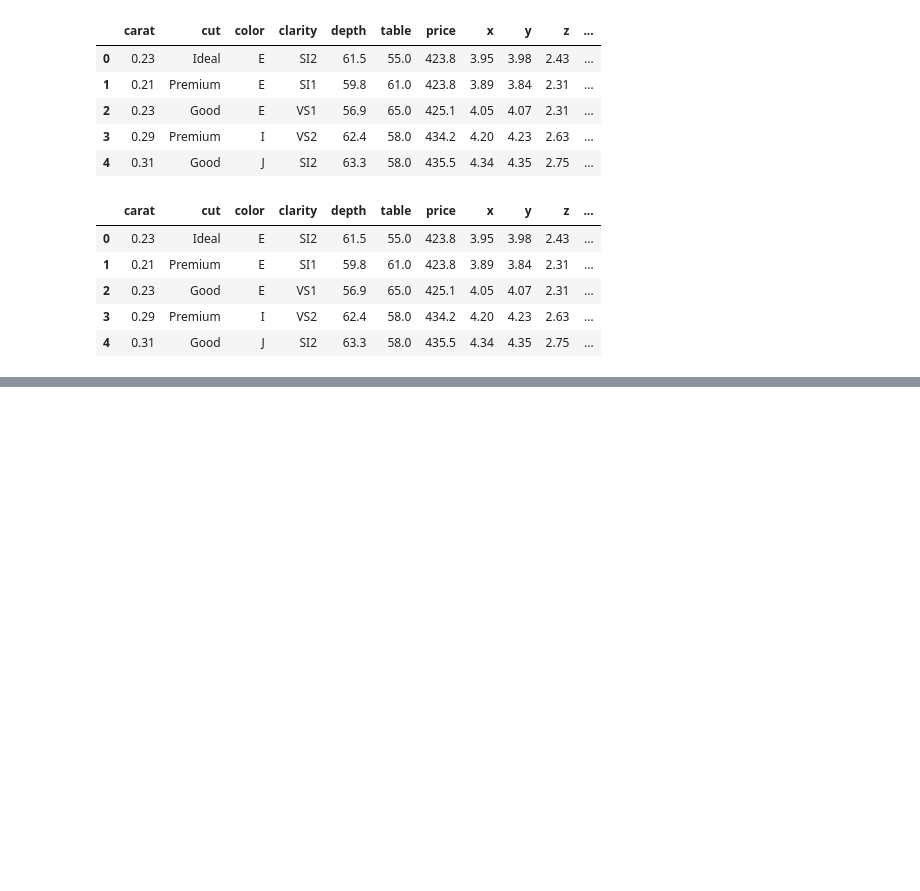
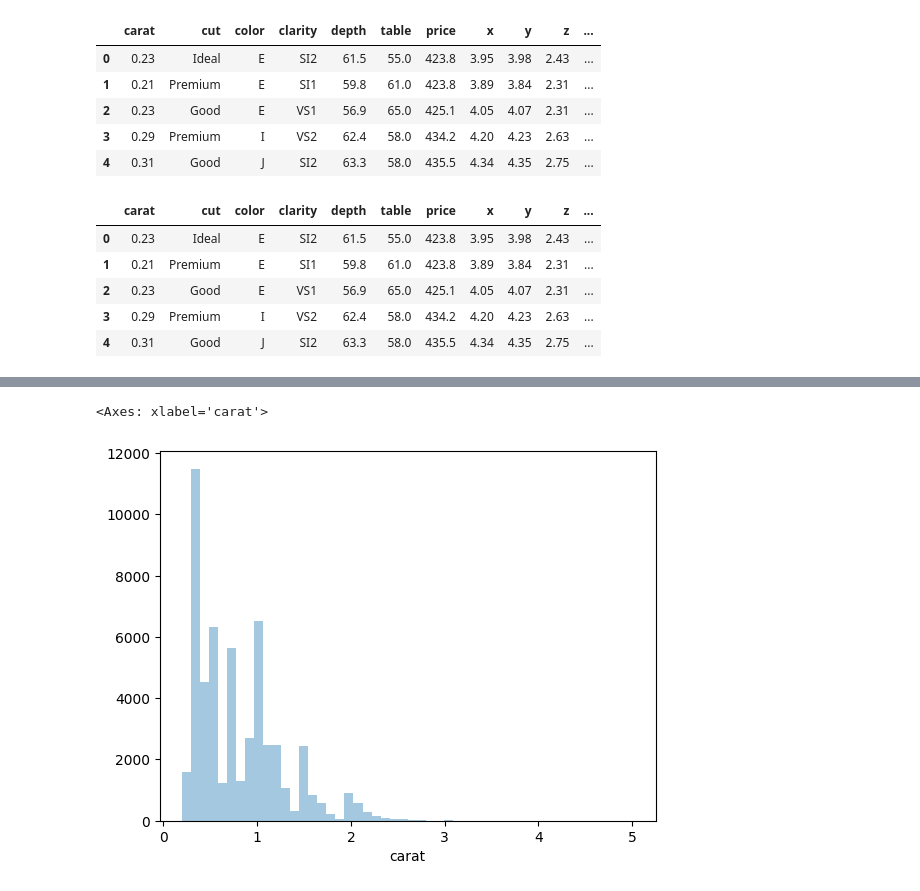
Before and after one commit to xiu-shi/DA_L7, a Jupyter notebook: L7_term2/wk2_visualization.ipynb, the cells around one changed output, grey strips where cells are left out. Drawn from its saved outputs; the diff is of its cells as text; code cells hidden in the pictures; blank space fills up the shorter version.

```diff
--- a/L7_term2/wk2_visualization.ipynb
+++ b/L7_term2/wk2_visualization.ipynb
@@ -150,0 +173,6 @@ dataset.to_csv("wk_2_dimonds_modified_in_class.csv", index = False)
+# %%
+# kde is the blue line, kernel density estimation (KDE)
+sns.distplot(dataset.carat, kde = False)
+# %% [output]
+<Axes: xlabel='carat'>
+[figure, added]
```
Also changed, not shown: parts of 7 cells of this notebook.
